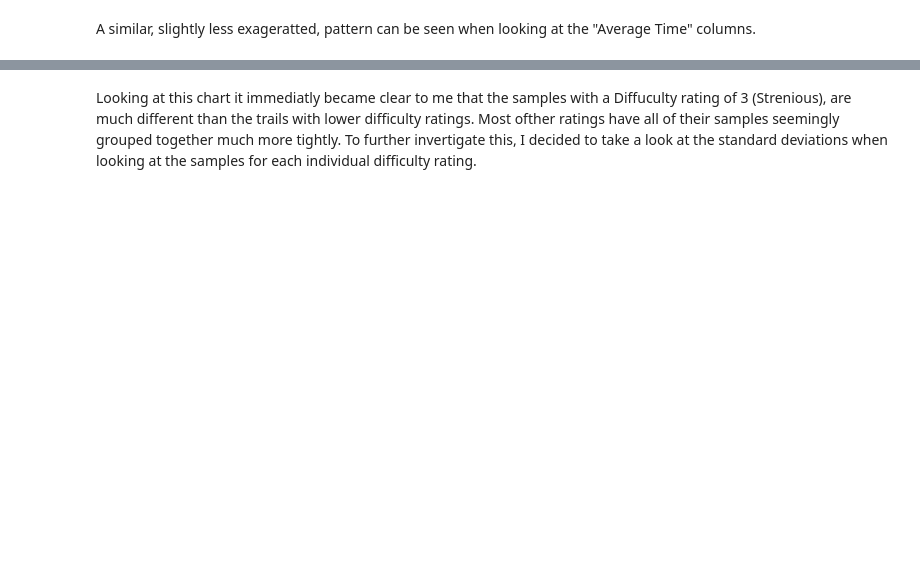
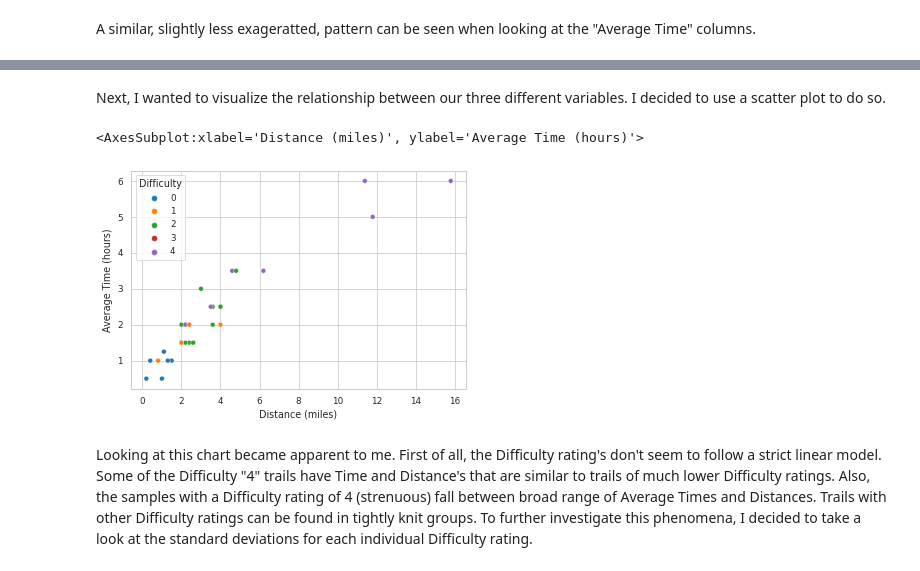
Before and after one commit to RichardHendersonCR8s/RedRockTrails_DataAnalysis, a Jupyter notebook: Red Rock Canyon Data Project.ipynb, the cells around one changed output, grey strips where cells are left out. Cells and saved outputs as stored; diff of their text form; code cells hidden in the pictures; blank space fills up the shorter version.

Commit message:
Final Draft?
UPdated 2022-07-12. Finished all writing. Reread most of it. Decided to just keep as a notebook rather than trying to post as a blog on my site.

```diff
--- a/Red Rock Canyon Data Project.ipynb
+++ b/Red Rock Canyon Data Project.ipynb
@@ -259,6 +264,11 @@ sns.histplot(df , x = sorted(df['Difficulty']), kde = True)
+# %% [markdown]
+Next, I wanted to visualize the relationship between our three different variables. I decided to use a scatter plot to do so.
 # %%
-px.scatter(df, x = "Distance (miles)", y = "Average Time (hours)",
-           color = "Difficulty", color_discrete_sequence = px.colors.qualitative.Set1,template = "plotly_dark")
+sns.scatterplot(data = df, x = "Distance (miles)", y = "Average Time (hours)",
+                hue = "Difficulty", hue_order = ['0','1','2','3','4'])
+# %% [output]
+<AxesSubplot:xlabel='Distance (miles)', ylabel='Average Time (hours)'>
+[figure, added]
 # %% [markdown]
-Looking at this chart it immediatly became clear to me that the samples with a Diffuculty rating of 3 (Strenious), are much different than the trails with lower difficulty ratings. Most ofther ratings have all of their samples seemingly grouped together much more tightly. To further invertigate this, I decided to take a look at the standard deviations when looking at the samples for each individual difficulty rating.
+Looking at this chart became apparent to me. First of all, the Difficulty rating's don't seem to follow a strict linear model. Some of the Difficulty "4" trails have Time and Distance's that are similar to trails of much lower Difficulty ratings. Also, the samples with a Difficulty rating of 4 (strenuous) fall between broad range of Average Times and Distances. Trails with other Difficulty ratings can be found in tightly knit groups. To further investigate this phenomena, I decided to take a look at the standard deviations for each individual Difficulty rating.
 # %%
```
Also changed, not shown: parts of 39 cells of this notebook.
